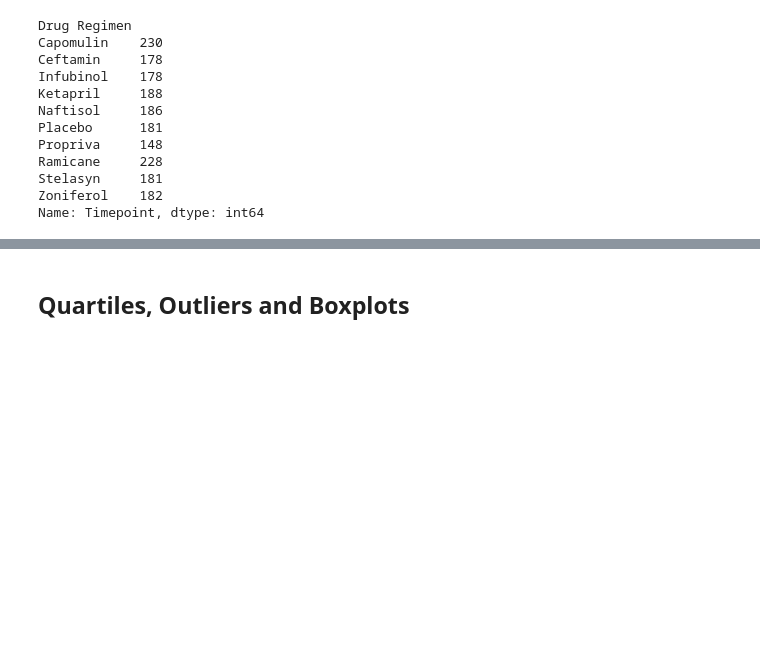
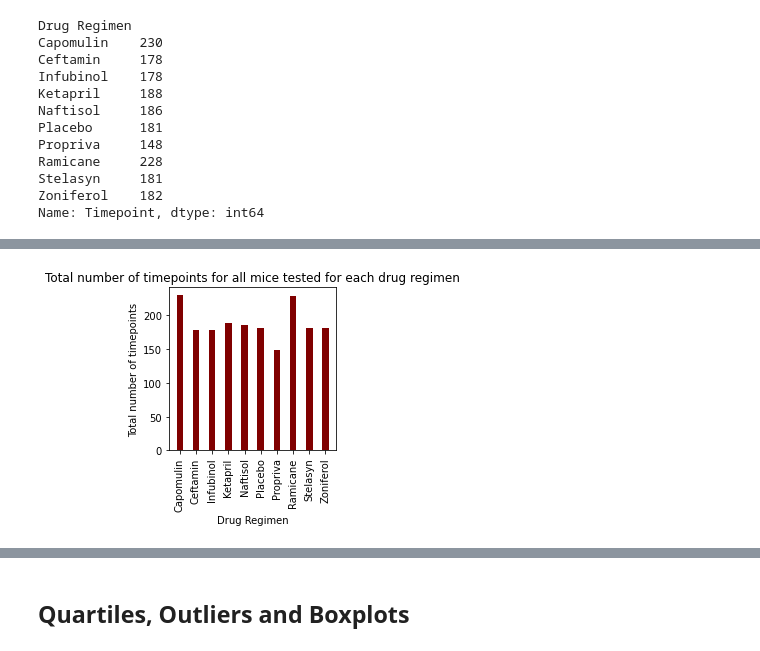
Before and after one commit to ArielleEagan/matplotlib_challenge, a Jupyter notebook: Matplotlib_HW_AE.ipynb, the cells around one changed output, grey strips where cells are left out. Drawn from its saved outputs; the diff is of its cells as text; code cells hidden in the pictures; blank space fills up the shorter version.

```diff
--- a/Matplotlib_HW_AE.ipynb
+++ b/Matplotlib_HW_AE.ipynb
@@ -385,6 +378,6 @@ plotdata.plot(kind="bar")
 # %%
 # Generate a bar plot showing the total number of timepoints for all
 # mice tested for each drug regimen using pyplot.
-grouped_clean_df.groupby('Drug Regimen')[total_timepoints].nunique().plot(kind='bar')
-plt.show()
+data = grouped_clean_df['Drug Regimen'].value_counts()
+data
 # %% [output]
@@ -391,0 +396,3 @@ AttributeError: 'DataFrameGroupBy' object has no attribute 'groupby'
+# %%
+data = data.droplevel(level=0)
+data
@@ -392,3 +412,13 @@ AttributeError: 'DataFrameGroupBy' object has no attribute 'groupby'
+# %%
+fig = plt.figure(figsize = (3,3))
+plt.bar(data.index.values, data.values, color = 'maroon', width = 0.4)
+plt.xlabel("Drug Regimen")
+plt.xticks(rotation=90)
+plt.ylabel("Total number of timepoints")
+plt.title("Total number of timepoints for all mice tested for each drug regimen")
+plt.show()
+# %% [output]
+[figure, added]
 # %%
 # Generate a pie plot showing the distribution of female versus male
 # mice using Pandas
```
Also changed, not shown: parts of 13 cells of this notebook.
